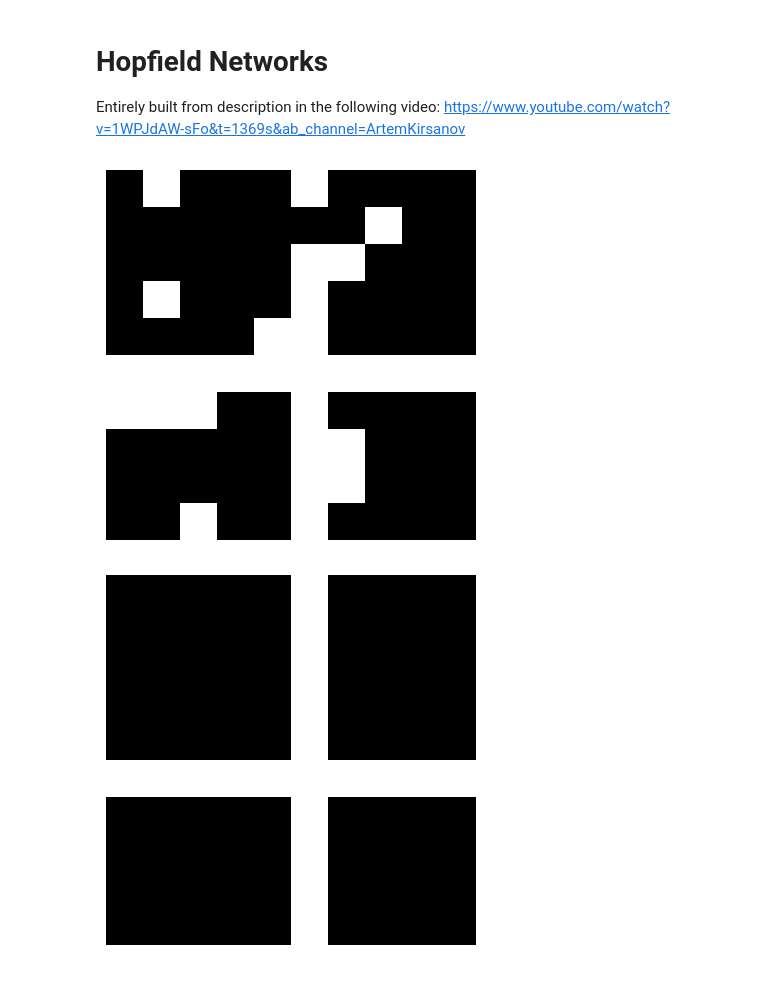
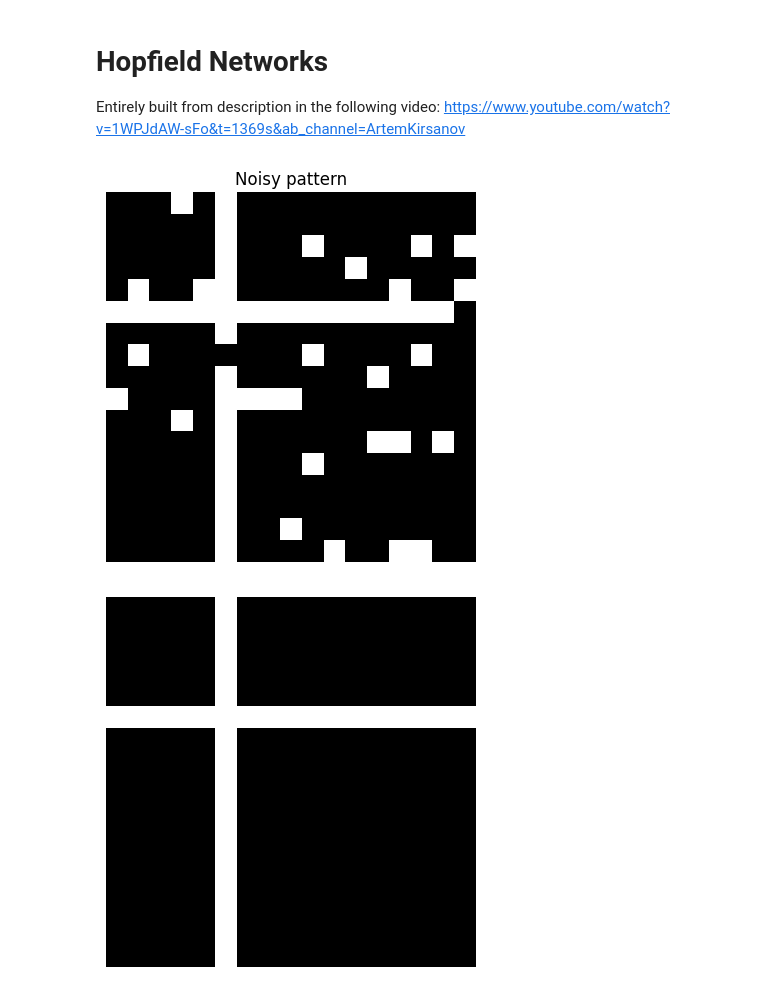
Before and after one commit to AtharvSuryawanshi/Codecauldron, a Jupyter notebook: Hopfield-Networks.ipynb, the cells around one changed output. Drawn from its saved outputs; the diff is of its cells as text; code cells hidden in the pictures.

```diff
--- a/Hopfield-Networks.ipynb
+++ b/Hopfield-Networks.ipynb
@@ -65,24 +97,25 @@ def add_noise(pattern, p):
     noisy_pattern[noise] = 1 - noisy_pattern[noise]
     return noisy_pattern
 # %%
-NOS_NEURONS = 10*10
+NOS_NEURONS = 17*17
 if NOS_NEURONS**0.5 % 1 != 0:
     raise ValueError("Number of neurons must be a perfect square")
 mynet = Network(NOS_NEURONS)
 
 # make a pattern
-cross = np.zeros((10, 10), dtype=int)
+cross = np.zeros((17, 17), dtype=int)
 cross[5, :] = 1
 cross[:, 5] = 1
 pattern = cross
 # pattern = np.random.choice([-1, 1], NOS_NEURONS, see)
-plt.imshow(add_noise(pattern, 0.1).reshape(10, 10), cmap='gray')
+plt.imshow(add_noise(pattern, 0.1).reshape(17, 17), cmap='gray')
+plt.title('Noisy pattern')
 plt.axis('off')
 plt.show()
 mynet.learn_one_pattern(pattern)
-# mynet.reset_neurons()
 mynet.visualize_neurons()
-mynet.visualize_weights()
+mynet.reset_neurons()
+mynet.visualize_neurons()
 # %% [output]
-[figure, old version]
+[figure, new version]
-[figure, old version]
+[figure, new version]
```
Also changed, not shown: parts of 4 cells of this notebook.
